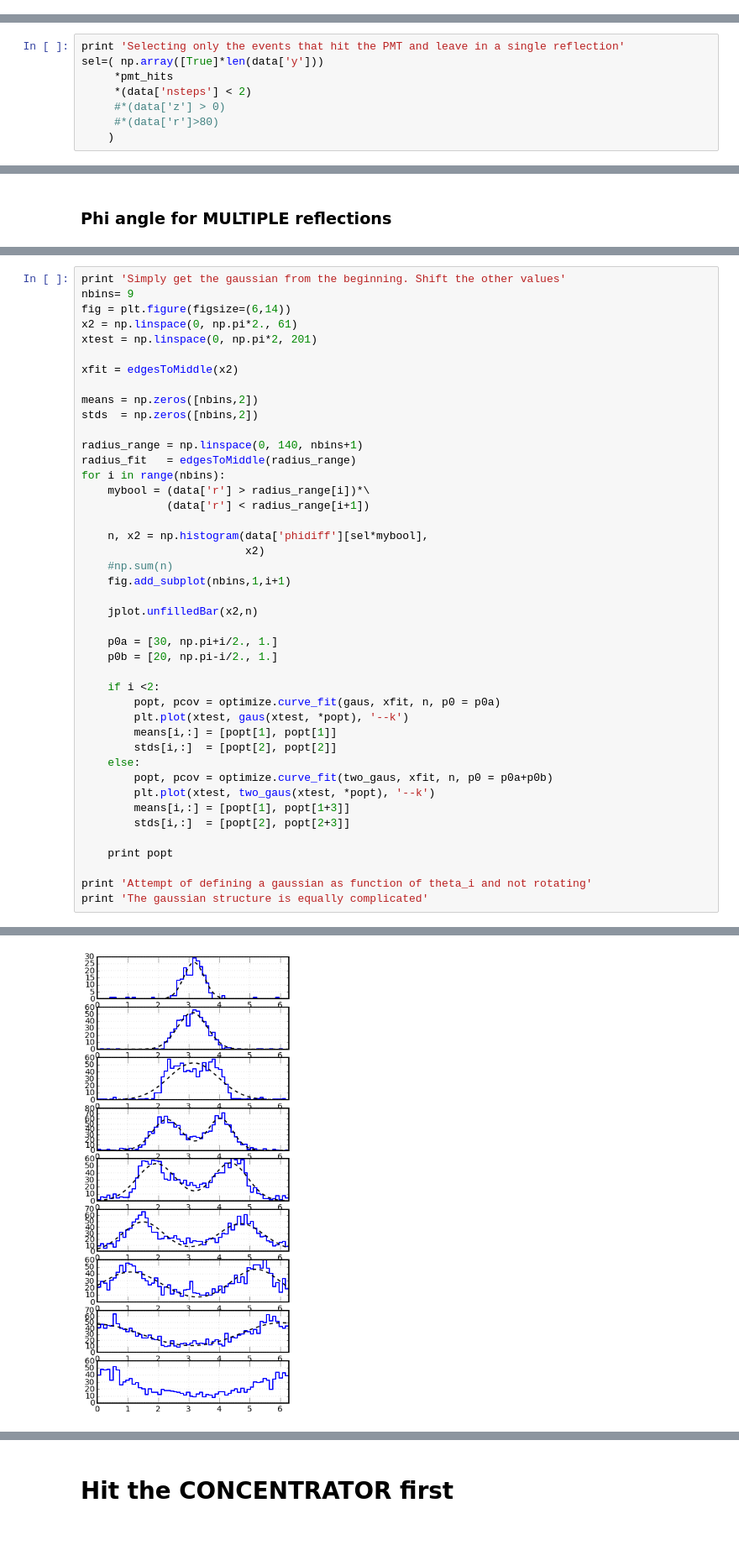
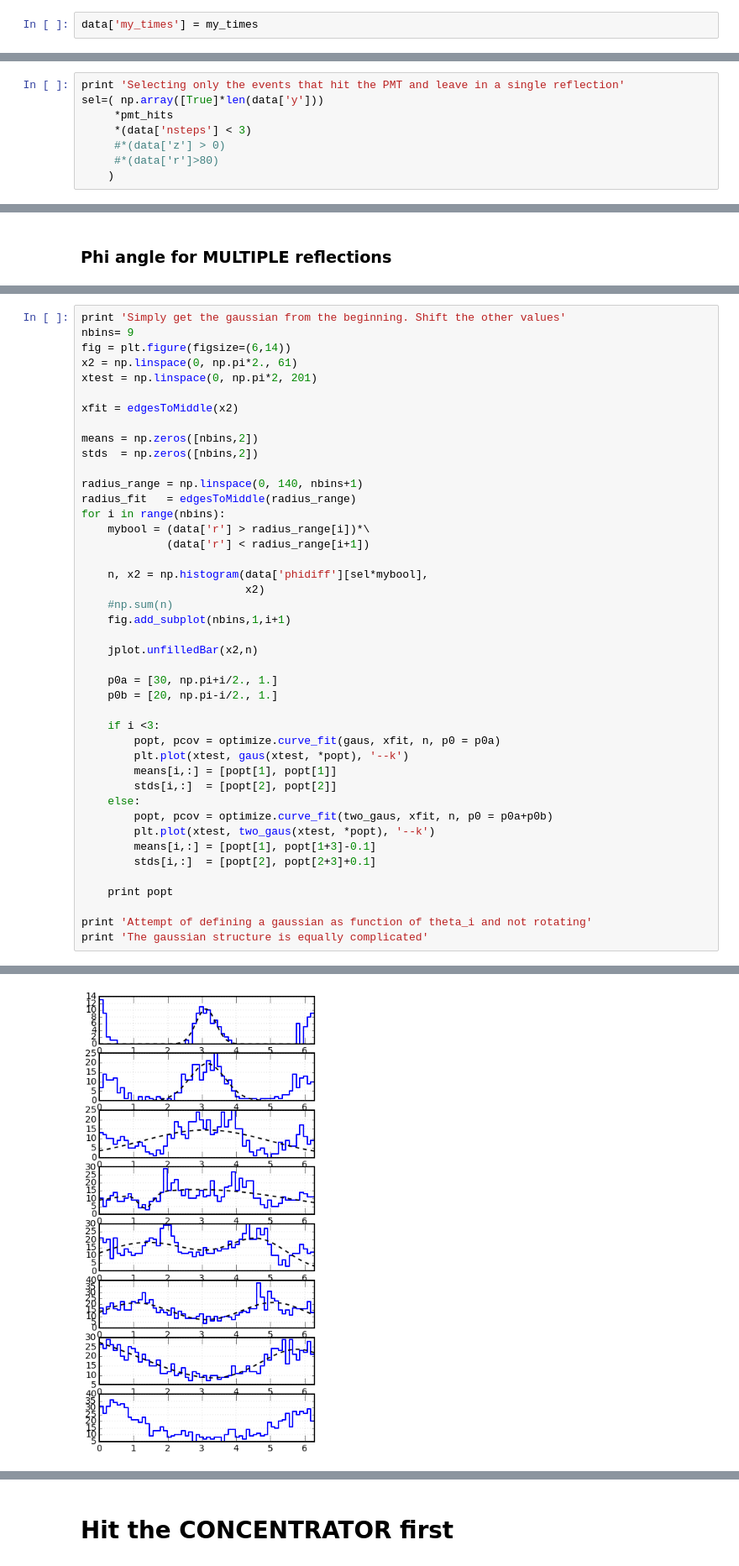
Before and after one commit to jpyanez/ipython_notebooks, a Jupyter notebook: SNOplus/greydisc/FullPMT_Reflections_Modeling_337nm.ipynb, the cells around one changed output, grey strips where cells are left out. Shown at 84% size. Cells and saved outputs as stored; diff of their text form; blank space fills up the shorter version.

```diff
--- a/SNOplus/greydisc/FullPMT_Reflections_Modeling_337nm.ipynb
+++ b/SNOplus/greydisc/FullPMT_Reflections_Modeling_337nm.ipynb
@@ -48,0 +64,2 @@ data['nsteps'] = np.ceil(data['nsteps']/7)-1
+# %%
+data['my_times'] = my_times
@@ -180,7 +211,7 @@ Draw a random value. If the value is higher than the function, multiple reflecti
 print 'Selecting only the events that hit the PMT and leave in a single reflection'
 sel=( np.array([True]*len(data['y']))
      *pmt_hits
-     *(data['nsteps'] < 2)
+     *(data['nsteps'] < 3)
      #*(data['z'] > 0)
      #*(data['r']>80)
     )
@@ -474,7 +540,7 @@ for i in range(nbins):
     p0a = [30, np.pi+i/2., 1.]
     p0b = [20, np.pi-i/2., 1.]
 
-    if i <2:
+    if i <3:
         popt, pcov = optimize.curve_fit(gaus, xfit, n, p0 = p0a)
         plt.plot(xtest, gaus(xtest, *popt), '--k')
         means[i,:] = [popt[1], popt[1]]
@@ -482,8 +548,8 @@ for i in range(nbins):
     else:
         popt, pcov = optimize.curve_fit(two_gaus, xfit, n, p0 = p0a+p0b)
         plt.plot(xtest, two_gaus(xtest, *popt), '--k')
-        means[i,:] = [popt[1], popt[1+3]]
-        stds[i,:]  = [popt[2], popt[2+3]]
+        means[i,:] = [popt[1], popt[1+3]-0.1]
+        stds[i,:]  = [popt[2], popt[2+3]+0.1]
 
     print popt
 
@@ -508,5 +571,5 @@ Simply get the gaussian from the beginning. Shift the other values
 RuntimeError: Optimal parameters not found: Number of calls to function has reached maxfev = 1400.
-[figure, old version]
+[figure, new version]
 # %%
 plt.plot(radius_fit, means[:,0])
 plt.plot(radius_fit, 2*np.pi-means[:,1])
```
Also changed, not shown: parts of 55 cells of this notebook, 3 other files.
